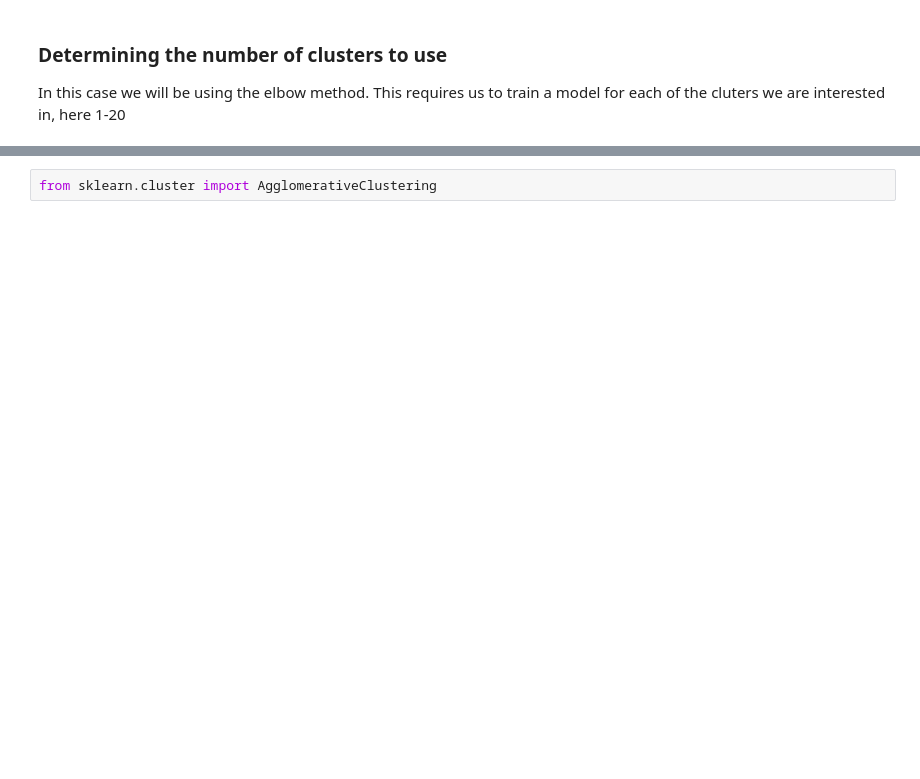
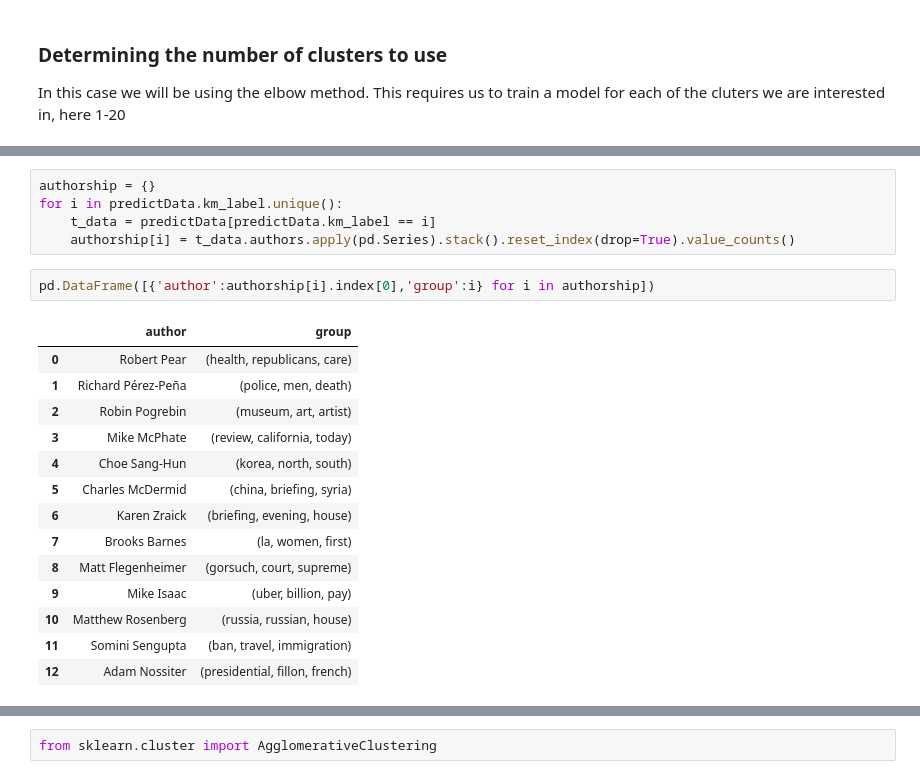
Before and after one commit to levilentz/document_modeling, a Jupyter notebook: Axios_coding.ipynb, the cells around one changed output, grey strips where cells are left out. Drawn from its saved outputs; the diff is of its cells as text; blank space fills up the shorter version.

```diff
--- a/Axios_coding.ipynb
+++ b/Axios_coding.ipynb
@@ -176,0 +234,22 @@ cluster_names
+# %%
+authorship = {}
+for i in predictData.km_label.unique():
+    t_data = predictData[predictData.km_label == i]
+    authorship[i] = t_data.authors.apply(pd.Series).stack().reset_index(drop=True).value_counts()
+# %%
+pd.DataFrame([{'author':authorship[i].index[0],'group':i} for i in authorship])
+# %% [output]
+|  | author | group |
+| 0 | Robert Pear | (health, republicans, care) |
+| 1 | Richard Pérez-Peña | (police, men, death) |
+| 2 | Robin Pogrebin | (museum, art, artist) |
+| 3 | Mike McPhate | (review, california, today) |
+| 4 | Choe Sang-Hun | (korea, north, south) |
+| 5 | Charles McDermid | (china, briefing, syria) |
+| 6 | Karen Zraick | (briefing, evening, house) |
+| 7 | Brooks Barnes | (la, women, first) |
+| 8 | Matt Flegenheimer | (gorsuch, court, supreme) |
+| 9 | Mike Isaac | (uber, billion, pay) |
+| 10 | Matthew Rosenberg | (russia, russian, house) |
+| 11 | Somini Sengupta | (ban, travel, immigration) |
+| 12 | Adam Nossiter | (presidential, fillon, french) |
```
Also changed, not shown: parts of 51 cells of this notebook.
